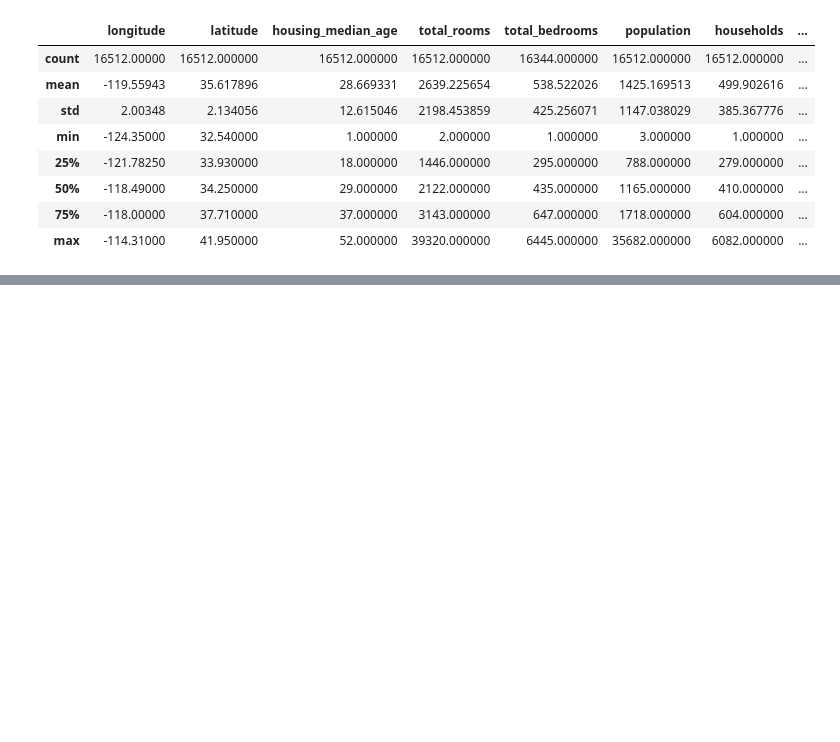
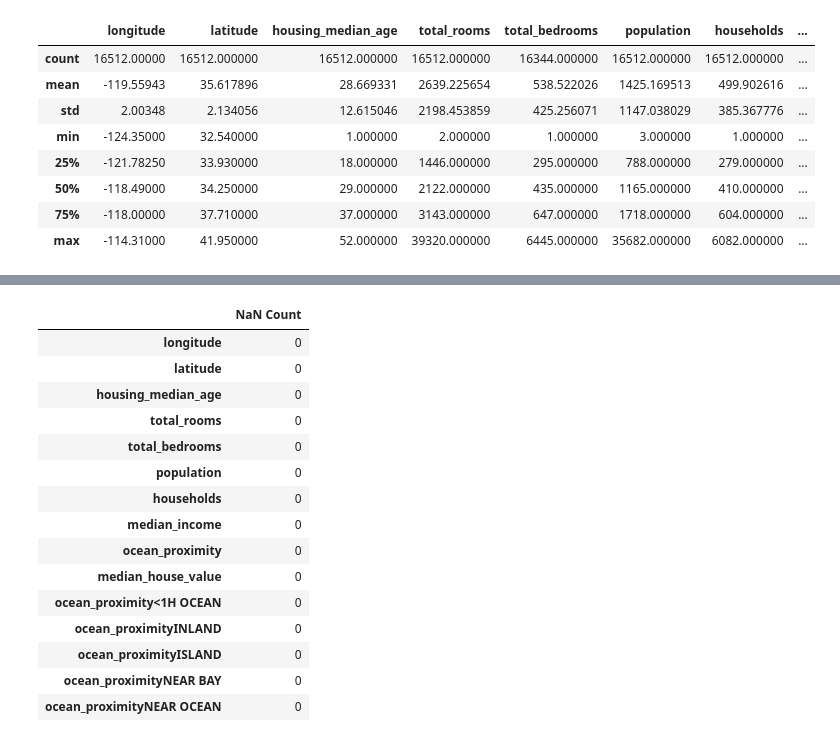
Before and after one commit to ThomasCherqui/ml_nn_housing, a Jupyter notebook: housing_data_exploration.ipynb, the cells around one changed output, grey strips where cells are left out. Saved outputs shown, nothing was run; the diff lists cells and outputs as text; code cells hidden in the pictures; blank space fills up the shorter version.

```diff
--- a/housing_data_exploration.ipynb
+++ b/housing_data_exploration.ipynb
@@ -89,0 +132,21 @@ housing_data.describe()
+# %%
+housing_data['total_bedrooms'] = housing_data['total_bedrooms'].fillna(housing_data['total_bedrooms'].mean())
+# %%
+housing_data.isna().sum().to_frame(name='NaN Count')
+# %% [output]
+|  | NaN Count |
+| longitude | 0 |
+| latitude | 0 |
+| housing_median_age | 0 |
+| total_rooms | 0 |
+| total_bedrooms | 0 |
+| population | 0 |
+| households | 0 |
+| median_income | 0 |
+| ocean_proximity | 0 |
+| median_house_value | 0 |
+| ocean_proximity<1H OCEAN | 0 |
+| ocean_proximityINLAND | 0 |
+| ocean_proximityISLAND | 0 |
+| ocean_proximityNEAR BAY | 0 |
+| ocean_proximityNEAR OCEAN | 0 |
```
Also changed, not shown: parts of 4 cells of this notebook.
